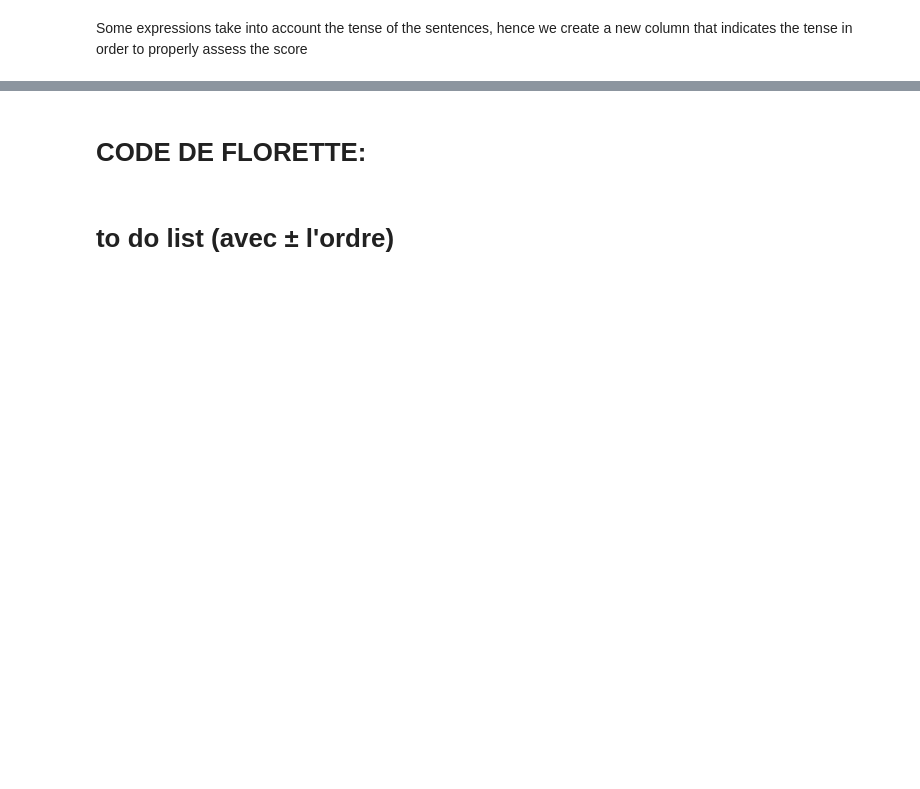
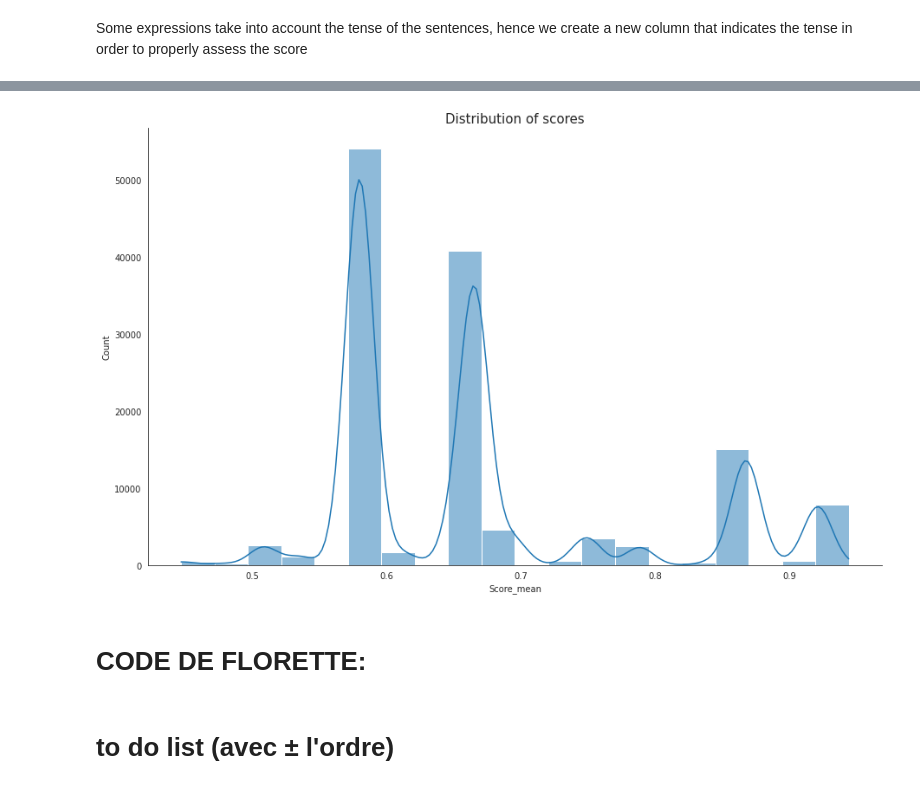
Before and after one commit to epfl-ada/ada-2021-project-teambis, a Jupyter notebook: Project_2_.ipynb, the cells around one changed output, grey strips where cells are left out. Cells and saved outputs as stored; diff of their text form; code cells hidden in the pictures; blank space fills up the shorter version.

```diff
--- a/Project_2_.ipynb
+++ b/Project_2_.ipynb
@@ -431,0 +435,11 @@ AttributeError: ignored
+# %%
+#Now we add those expanded form of expression in the original set on sentences
+for expanded in sentences['sentence'].apply(lambda x: expanded_form(x)):
+  sentences = sentences.append(expanded, ignore_index=True)
+
+#since some expressions didn't need to be expanded there are duplicated, s we get rid of those
+sentences = sentences.drop_duplicates()
+
+#to enable proper comparison we need to case fold the expressions to avoid a missing
+sentences.sentence = sentences['sentence'].apply(lambda x: x.casefold())
+display(sentences)
@@ -529 +533,3 @@ quotes['tense'] = quotes['tense'].apply(lambda x: 'present' if set(x).issubset(s
+# %%
+quotes = pd.read_pickle('/content/drive/MyDrive/ADAprojet2021/quotes_info.pkl','bz2')
 # %%
@@ -543,13 +557,14 @@ display(test)
 #If we decide to define the quote score by averaging the values in the score array:
 
 quotes['score_mean'] = quotes['score'].apply(lambda x: np.mean(x))
-#test['score_mean'] = test['score'].apply(lambda x: np.mean(x))
+
 
 quotes['score_std'] = quotes['score'].apply(lambda x: np.std(x))
-#test['score_mean_std'] = test['score'].apply(lambda x: np.std(x))
+
 
 #to handle empty score arrays, we initiate the minimum value of an output element to 0. It means that for empty vector the function will return zero.
-quotes['score_mean'] = quotes['score'].apply(lambda x: np.amax(x, initial=0))
-#test['score_max'] = test['score'].apply(lambda x: np.amax(x, initial=0))
-
-display(test)
+quotes['score_max'] = quotes['score'].apply(lambda x: np.amax(x, initial=0))
+# %%
+#je fais ca avec des nouvelles variables pour eviter que gache tout
+x = quotes
+y = x[~x.findings.str.len().eq(0)]
@@ -556,3 +589,13 @@ display(test)
+# %%
+sns.displot(data=y.score_max, bins = 20, kde = True, height=8, aspect=1.6)
+sns.set_style('white')
+plt.xlabel('Score_mean')
+plt.title("Distribution of scores", x = 0.5, y = 1, fontsize = 15)
+plt.tight_layout()
+plt.savefig('/content/drive/MyDrive/ADAprojet2021/dist_score_2020.png', bbox_inches='tight')
+plt.show()
+# %% [output]
+[figure, added]
 # %% [markdown]
 # CODE DE FLORETTE:
 # %%
```
Also changed, not shown: parts of 17 cells of this notebook.
